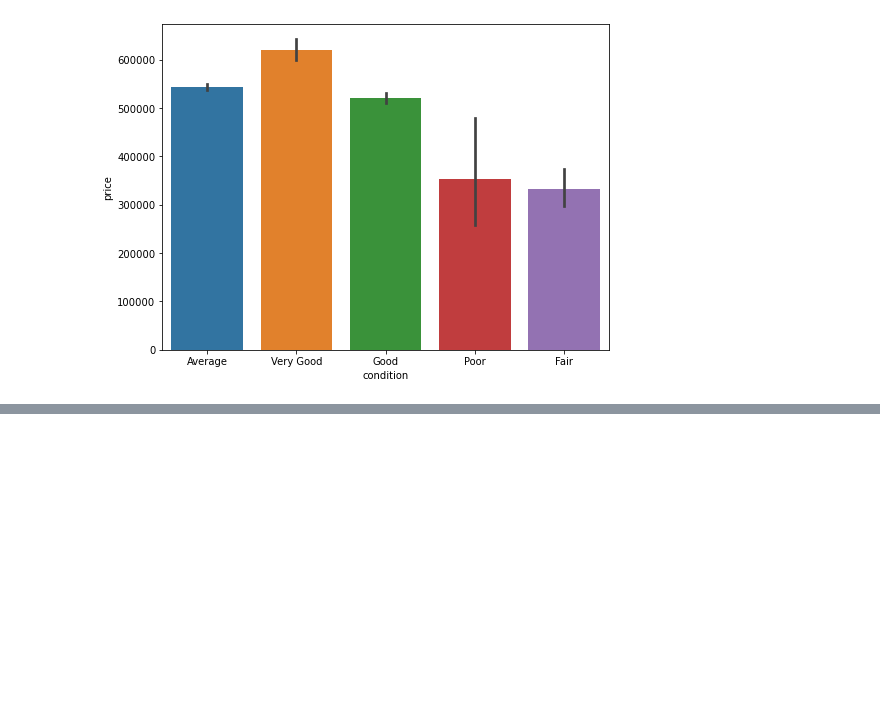
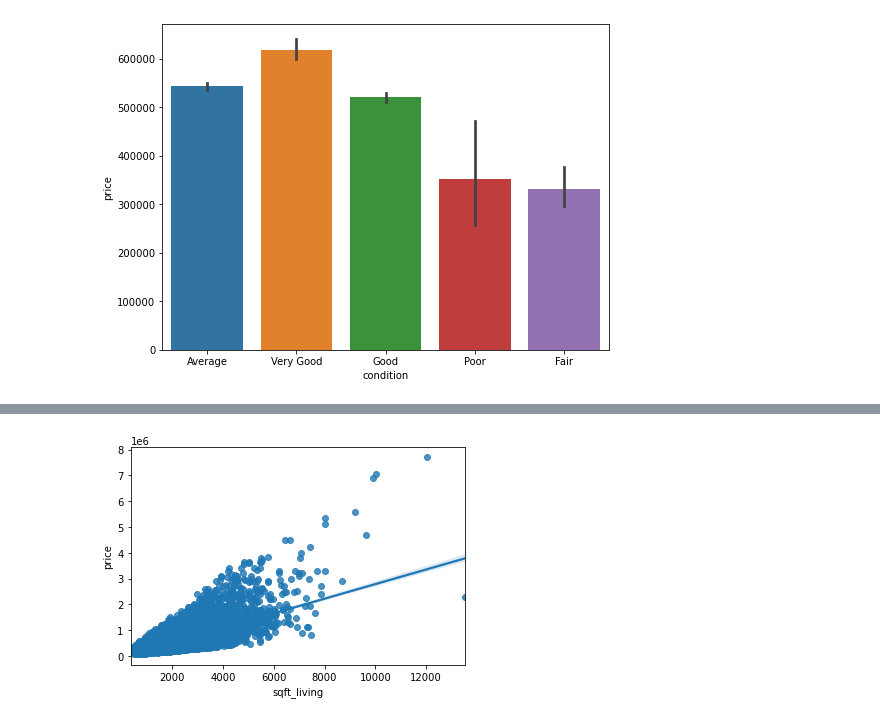
Before and after one commit to SueMungai/dsc-phase-2-project-v2-3, a Jupyter notebook: student.ipynb, the cells around one changed output, grey strips where cells are left out. Cells and saved outputs as stored; diff of their text form; code cells hidden in the pictures; blank space fills up the shorter version.

```diff
--- a/student.ipynb
+++ b/student.ipynb
@@ -294,0 +425,5 @@ sns.barplot(data=df, x=df.view,y=df.price);
+# %%
+# Visualization of the model
+sns.regplot(x='sqft_living',y='price', data=df);
+# %% [output]
+[figure, added]
```
Also changed, not shown: parts of 48 cells of this notebook.
